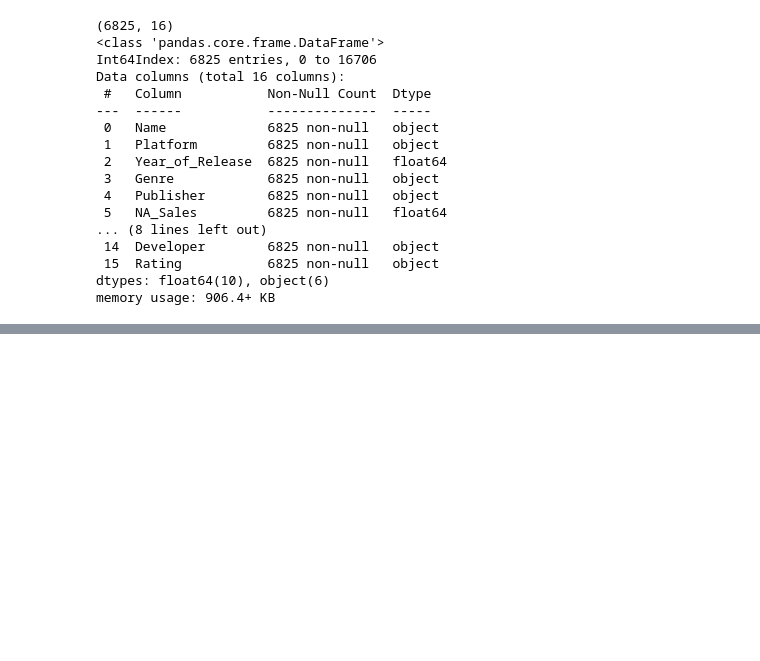
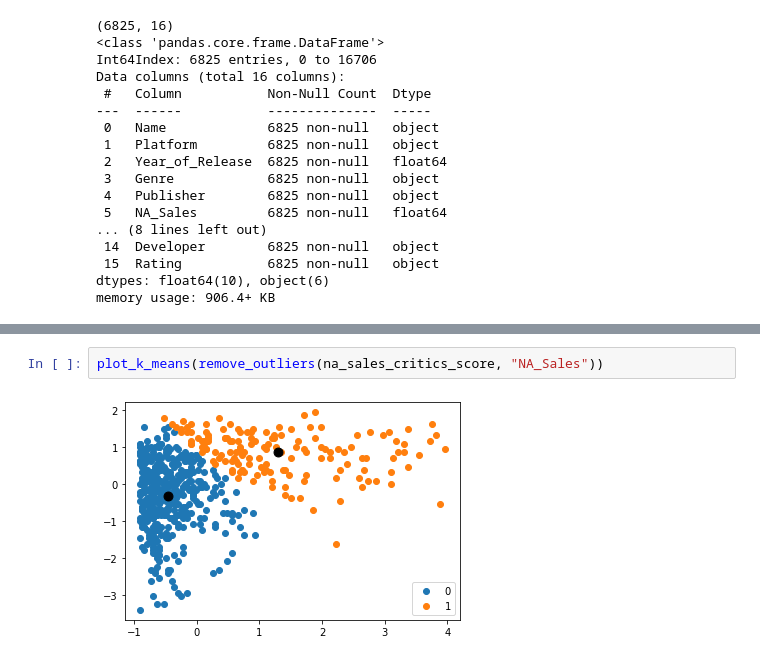
Before and after one commit to tsopeh/unsupervised_learning, a Jupyter notebook: video_games.ipynb, the cells around one changed output, grey strips where cells are left out. Saved outputs shown, nothing was run; the diff lists cells and outputs as text; blank space fills up the shorter version.

```diff
--- a/video_games.ipynb
+++ b/video_games.ipynb
@@ -266,0 +268,4 @@ plt.show()
+# %%
+plot_k_means(remove_outliers(na_sales_critics_score, "NA_Sales"))
+# %% [output]
+[figure, added]
```
Also changed, not shown: parts of 15 cells of this notebook.
